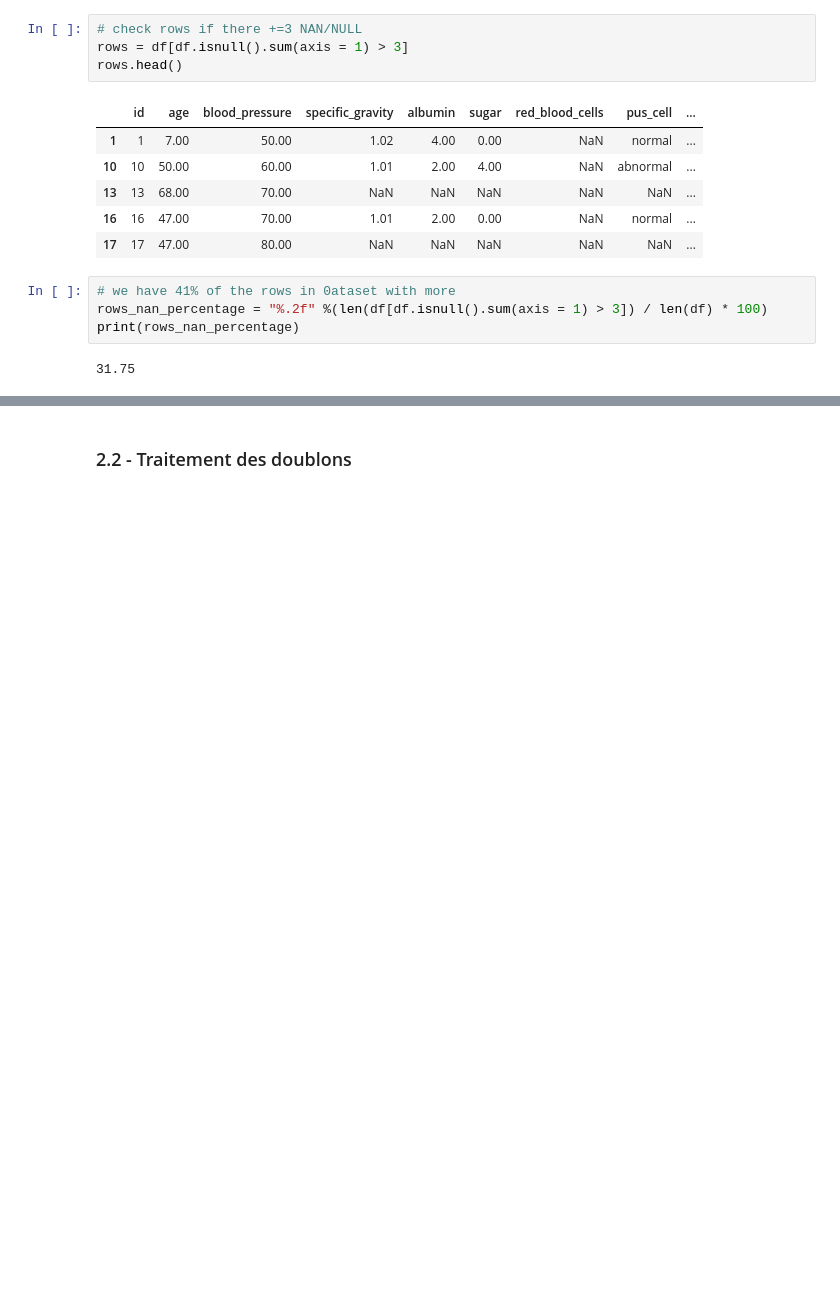
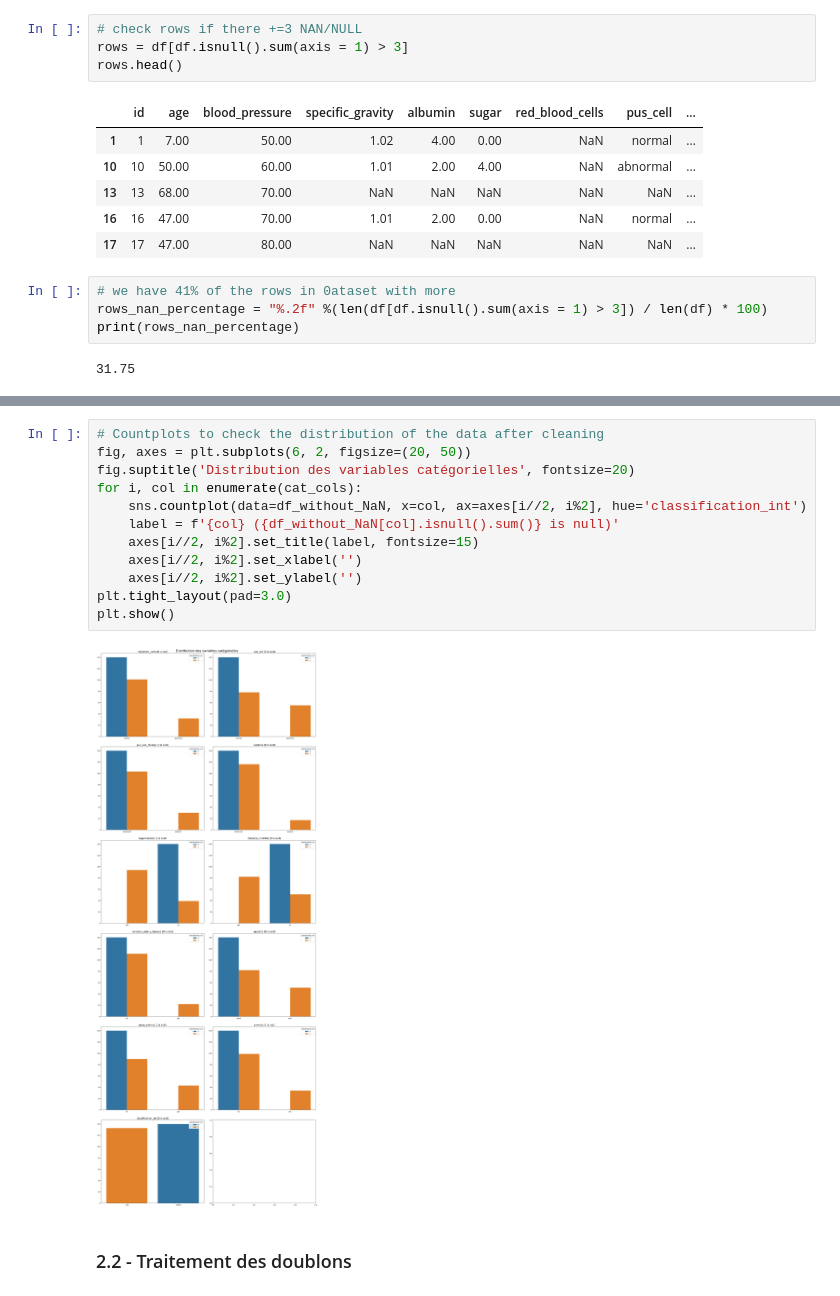
Before and after one commit to Dim2960/semiology_AI, a Jupyter notebook: mrc_folder/dataset.ipynb, the cells around one changed output, grey strips where cells are left out. Saved outputs shown, nothing was run; the diff lists cells and outputs as text; blank space fills up the shorter version.

```diff
--- a/mrc_folder/dataset.ipynb
+++ b/mrc_folder/dataset.ipynb
@@ -450,3 +482,17 @@ dtype: int64
+# %%
+# Countplots to check the distribution of the data after cleaning
+fig, axes = plt.subplots(6, 2, figsize=(20, 50))
+fig.suptitle('Distribution des variables catégorielles', fontsize=20)
+for i, col in enumerate(cat_cols):
+    sns.countplot(data=df_without_NaN, x=col, ax=axes[i//2, i%2], hue='classification_int')
+    label = f'{col} ({df_without_NaN[col].isnull().sum()} is null)'
+    axes[i//2, i%2].set_title(label, fontsize=15)
+    axes[i//2, i%2].set_xlabel('')
+    axes[i//2, i%2].set_ylabel('')
+plt.tight_layout(pad=3.0)
+plt.show()
+# %% [output]
+[figure, added]
 # %% [markdown]
 ### 2.2 - Traitement des doublons
 # %%
```
Also changed, not shown: parts of 48 cells of this notebook.
